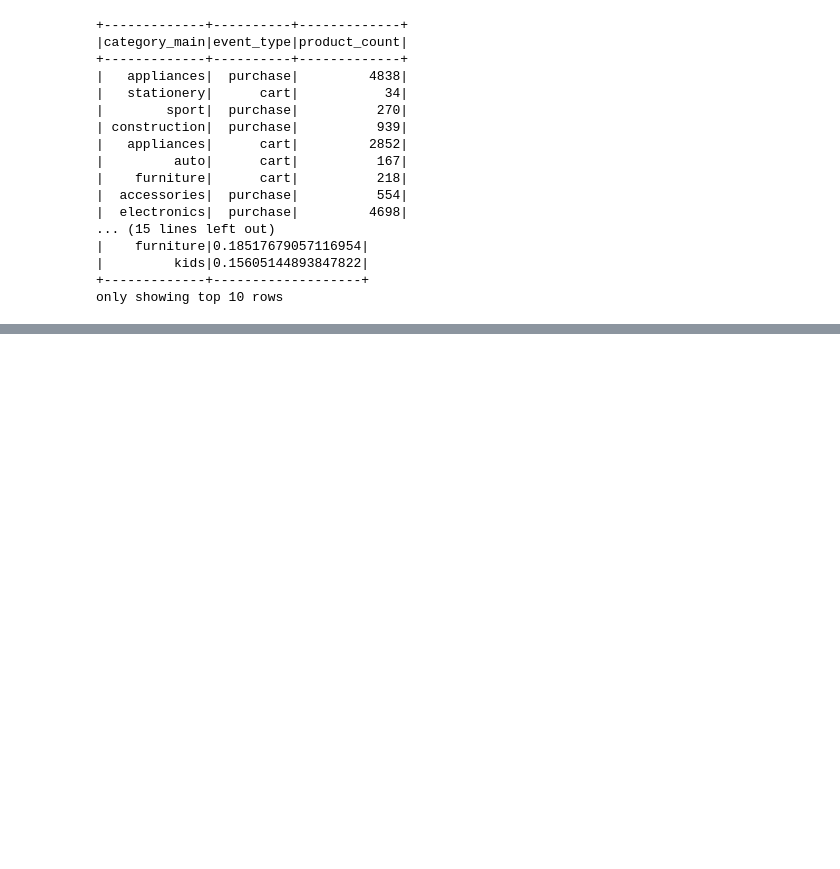
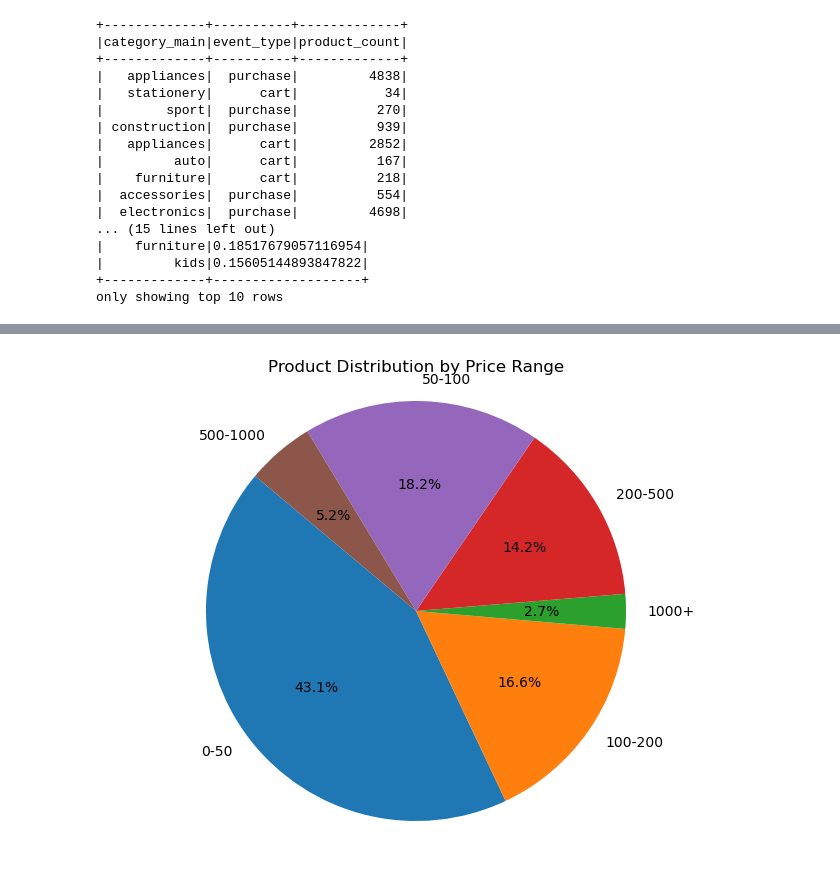
Before and after one commit to aishamohamed/BigDataProject, a Jupyter notebook: eCommerce_behavior_analysis.ipynb, the cells around one changed output, grey strips where cells are left out. Drawn from its saved outputs; the diff is of its cells as text; code cells hidden in the pictures; blank space fills up the shorter version.

```diff
--- a/eCommerce_behavior_analysis.ipynb
+++ b/eCommerce_behavior_analysis.ipynb
@@ -282,0 +226,19 @@ category_cart_conversion.show()
+# %%
+bins = [0, 50, 100, 200, 500, 1000, float("inf")]
+labels = ["0-50", "50-100", "100-200", "200-500", "500-1000", "1000+"]
+
+df_with_bins = df.withColumn(
+    "price_bin",
+    when(col("price").between(bins[0], bins[1]), labels[0])
+    .when(col("price").between(bins[1], bins[2]), labels[1])
+    .when(col("price").between(bins[2], bins[3]), labels[2])
+    .when(col("price").between(bins[3], bins[4]), labels[3])
+    .when(col("price").between(bins[4], bins[5]), labels[4])
+    .otherwise(labels[5])
+)
+
+price_distribution = df_with_bins.groupBy("price_bin").agg(
+    countDistinct("product_id").alias("product_count")
+).orderBy("price_bin")
+
+price_distribution.show()
@@ -282,0 +256,16 @@ category_cart_conversion.show()
+# %%
+price_distribution_pd = price_distribution.toPandas()
+
+plt.figure(figsize=(8, 6))
+plt.pie(
+    price_distribution_pd["product_count"],
+    labels=price_distribution_pd["price_bin"],
+    autopct="%1.1f%%",
+    startangle=140,
+    textprops={"fontsize": 10}
+)
+plt.title("Product Distribution by Price Range")
+plt.axis("equal")
+plt.show()
+# %% [output]
+[figure, added]
```
Also changed, not shown: parts of 16 cells of this notebook.
